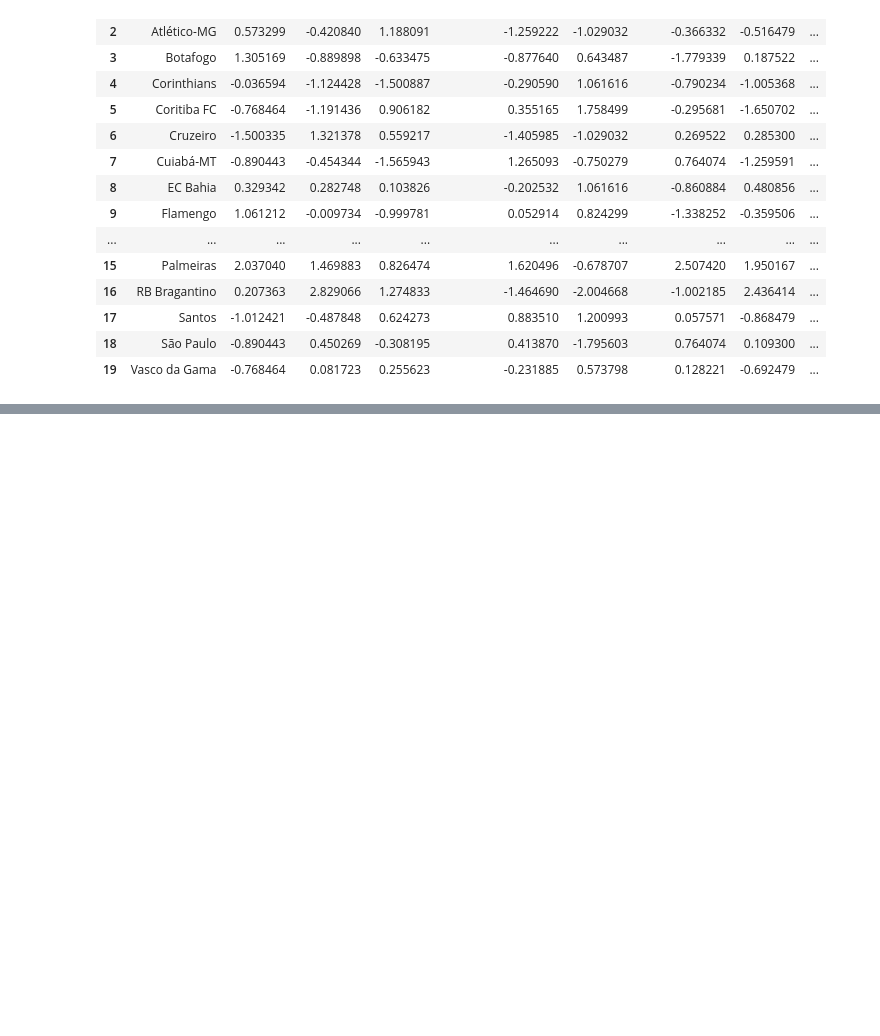
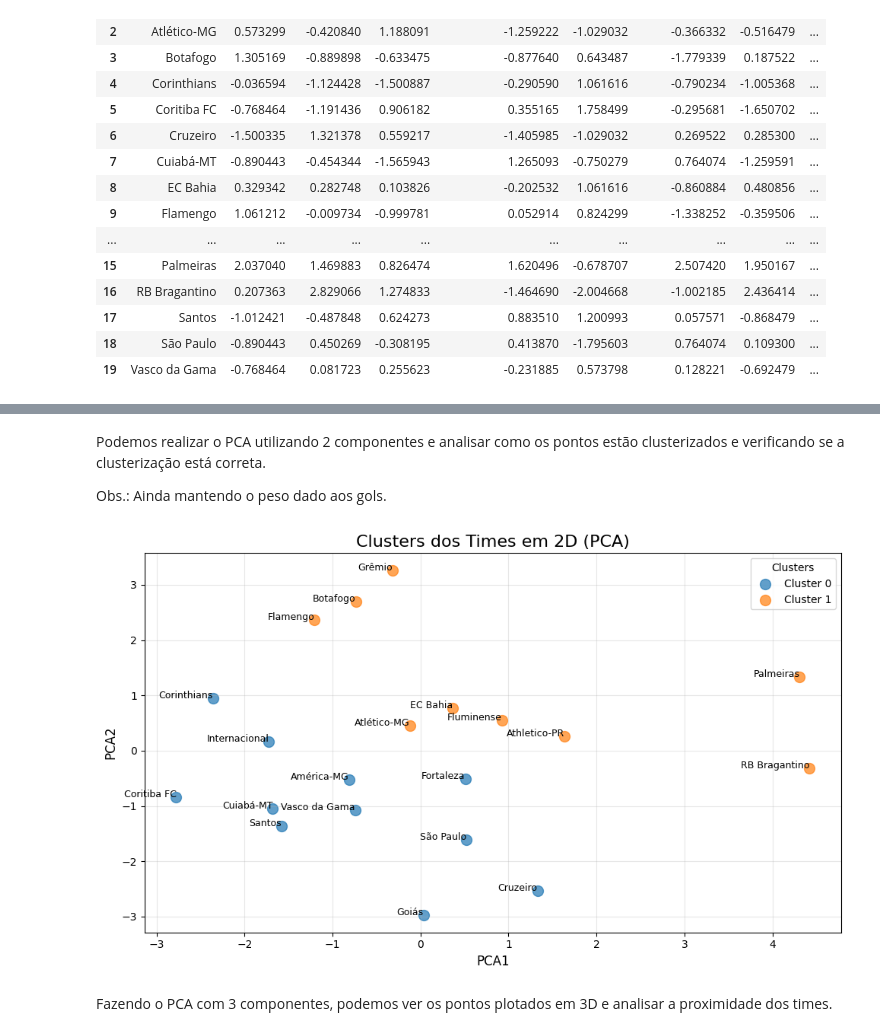
Before and after one commit to gbmartins9/Ranking-Brasileirao-CoCADa, a Jupyter notebook: cocada.ipynb, the cells around one changed output, grey strips where cells are left out. Drawn from its saved outputs; the diff is of its cells as text; code cells hidden in the pictures; blank space fills up the shorter version.

```diff
--- a/cocada.ipynb
+++ b/cocada.ipynb
@@ -950 +994,45 @@ plt.show()
+# %% [markdown]
+Podemos realizar o PCA utilizando 2 componentes e analisar como os pontos estão clusterizados e verificando se a clusterização está correta.
+
+Obs.: Ainda mantendo o peso dado aos gols.
+# %%
+pca = PCA(n_components=2)
+df_norm['gols'] = df_norm['gols'] * 1.5
+data_2d = pca.fit_transform(df_norm.drop(columns=['time', 'cluster_ofensivo', 'cluster_ofensivo_2']))
+df_norm['gols'] = df_norm['gols'] / 1.5
+
+df_plot = pd.DataFrame(data_2d, columns=['PCA1', 'PCA2'])
+df_plot['time'] = df_medias['time']
+df_plot['cluster'] = df_medias['cluster_ofensivo_2']
+
+colors = ['red', 'blue', 'green', 'purple', 'orange']
+
+plt.figure(figsize=(10, 6))
+for cluster_id in df_plot['cluster'].unique():
+    cluster_data = df_plot[df_plot['cluster'] == cluster_id]
+    plt.scatter(
+        cluster_data['PCA1'],
+        cluster_data['PCA2'],
+        label=f'Cluster {cluster_id}',
+        alpha=0.7,
+        s=100  # Tamanho dos pontos
+    )
+
+for _, row in df_plot.iterrows():
+    plt.text(
+        row['PCA1'], row['PCA2'],
+        row['time'], fontsize=9, ha='right'
+    )
+
+plt.title('Clusters dos Times em 2D (PCA)', fontsize=16)
+plt.xlabel('PCA1', fontsize=12)
+plt.ylabel('PCA2', fontsize=12)
+plt.legend(title="Clusters", fontsize=10)
+plt.grid(alpha=0.3)
+plt.tight_layout()
+plt.show()
+# %% [output]
+[figure, added]
+# %% [markdown]
+Fazendo o PCA com 3 componentes, podemos ver os pontos plotados em 3D e analisar a proximidade dos times.
 # %%
```
Also changed, not shown: parts of 32 cells of this notebook.
